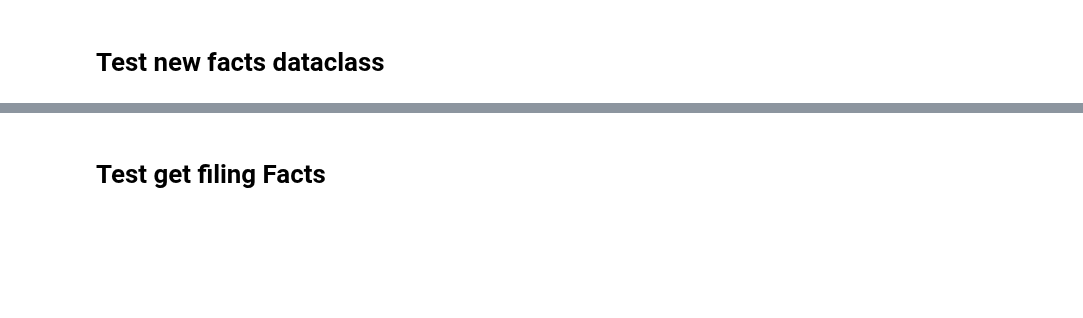
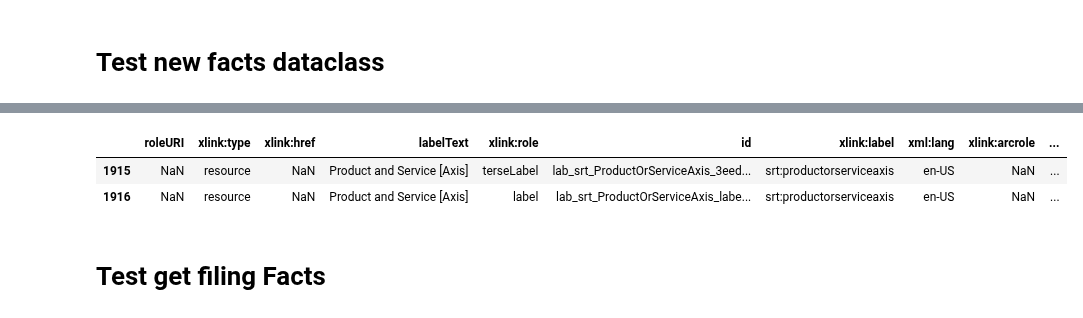
Before and after one commit to dizzydwarfus/finance-dashboard, a Jupyter notebook: utils/secscraper/sec_api_test.ipynb, the cells around one changed output, grey strips where cells are left out. Drawn from its saved outputs; the diff is of its cells as text; code cells hidden in the pictures; blank space fills up the shorter version.

```diff
--- a/utils/secscraper/sec_api_test.ipynb
+++ b/utils/secscraper/sec_api_test.ipynb
@@ -1470,23 +1539,23 @@ def get_monthly_period(df: pd.DataFrame) -> pd.DataFrame:
 # %%
 sec = SECData()
-ticker = TickerData(ticker='TSLA')
-file = ticker.filings.loc[ticker.filings['form'] == '10-Q'].iloc[0]
+ticker = TickerData(ticker='AAPL')
+file = ticker.filings.loc[ticker.filings['form'] == '10-K'].iloc[0]
 accessionNumber = file.get('accessionNumber')
 folder_url = file.get('folder_url')
 file_url = file.get('file_url')
 soup = ticker.get_file_data(file_url=file_url)
+index_df = ticker.get_filing_folder_index(folder_url=folder_url)
 
+# ticker.scrape_logger.info(
+#     file.get('filingDate').strftime('%Y-%m-%d') + ': ' + folder_url)
 
-ticker.scrape_logger.info(
-    file.get('filingDate').strftime('%Y-%m-%d') + ': ' + folder_url)
+# start_date = dt.datetime(2022, 1, 1) # after XBRL implementation
 
-start_date = dt.datetime(2022, 1, 1) # after XBRL implementation
+# query = {
+#     'cik': ticker.cik,
+#     'form': {'$in': ['10-K']},
+#     'filingDate': {'$gte': start_date},
+# }
 
-query = {
-    'cik': ticker.cik,
-    'form': {'$in': ['10-K']},
-    'filingDate': {'$gte': start_date},
-}
-
-filings_to_scrape = [i for i in mongo.tickerfilings.find(query).sort('filingDate', 1)]
+# filings_to_scrape = [i for i in mongo.tickerfilings.find(query).sort('filingDate', 1)]
 # %% [output]
@@ -1620,0 +1632,12 @@ all_facts
+# %%
+labels = ticker.get_elements(folder_url=folder_url, index_df=index_df,
+                                scrape_file_extension='_lab').query("`xlink:type` == 'resource'")
+labels['xlink:role'] = labels['xlink:role'].str.split(
+    '/').apply(lambda x: x[-1])
+labels['xlink:labelOriginal'] = labels['xlink:label']
+labels['xlink:label'] = labels['xlink:label']\
+    .str.replace('(lab_)|(_en-US)', '', regex=True)\
+        .str.split('_')\
+            .apply(lambda x: ':'.join(x[:2]))\
+    .str.lower()
+labels['accessionNumber'] = accessionNumber
@@ -1621,2 +1646,8 @@ all_facts
+# %%
+labels.loc[labels['xlink:labelOriginal'].str.contains('ProductOrServiceAxis')]
+# %% [output]
+|  | roleURI | xlink:type | xlink:href | labelText | xlink:role | id | xlink:label | xml:lang | xlink:arcrole | ... |
+| 1915 | NaN | resource | NaN | Product and Service [Axis] | terseLabel | lab_srt_ProductOrServiceAxis_3eed... | srt:productorserviceaxis | en-US | NaN | ... |
+| 1916 | NaN | resource | NaN | Product and Service [Axis] | label | lab_srt_ProductOrServiceAxis_labe... | srt:productorserviceaxis | en-US | NaN | ... |
 # %% [markdown]
 # Test get filing Facts
```
Also changed, not shown: parts of 35 cells of this notebook, 5 other files.
